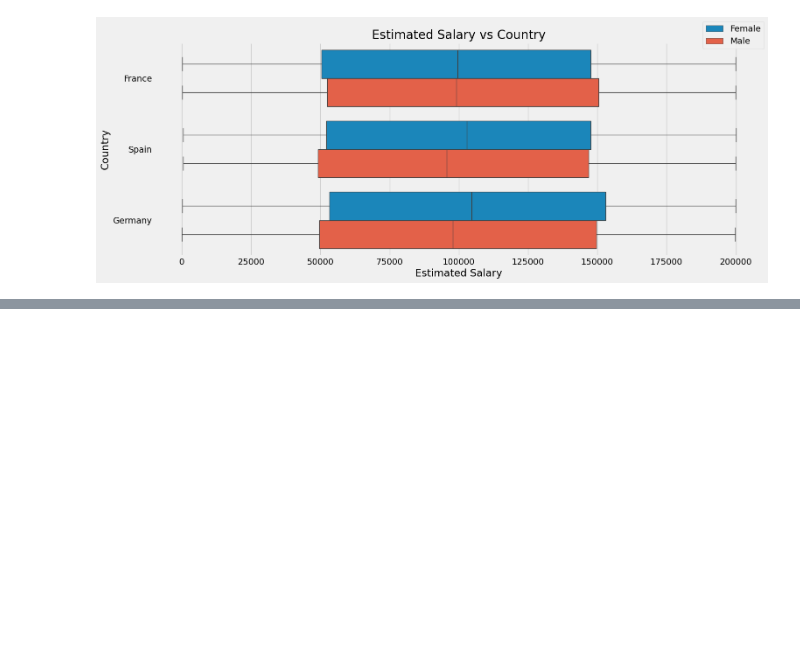
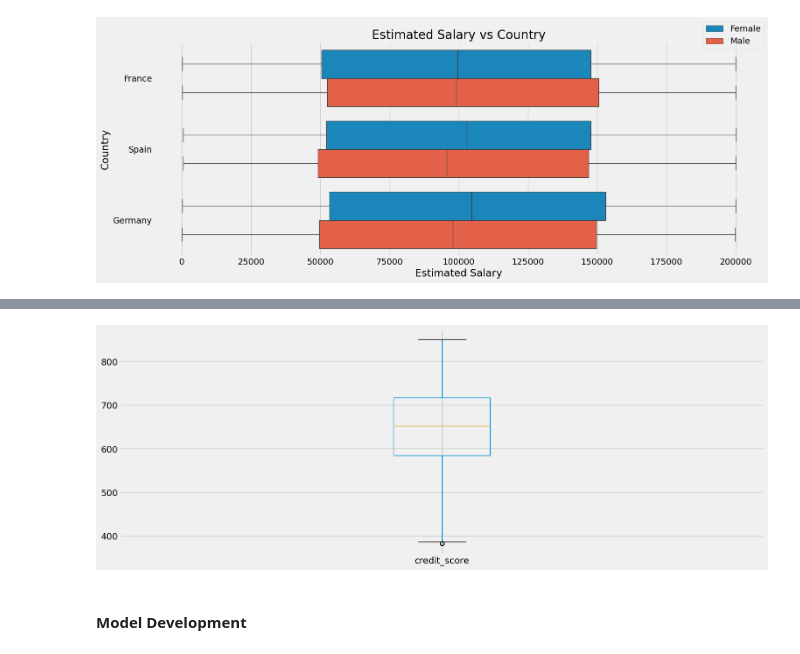
Before and after one commit to adrianjuliusaluoch/Bank_Customers_Churn_Classification, a Jupyter notebook: bank_customer_churn_prediction.ipynb, the cells around one changed output, grey strips where cells are left out. Cells and saved outputs as stored; diff of their text form; code cells hidden in the pictures; blank space fills up the shorter version.

```diff
--- a/bank_customer_churn_prediction.ipynb
+++ b/bank_customer_churn_prediction.ipynb
@@ -574,0 +600,3 @@ plt.show()
+# %%
+iqr1,iqr2=np.percentile(churn['credit_score'],[75,25])
+IQR=np.subtract(iqr1,iqr2)
@@ -574,0 +610,9 @@ plt.show()
+# %%
+churn=churn.loc[(churn['credit_score'] <= upper_limit) & (churn['credit_score'] >= lower_limit)]
+# %%
+churn.boxplot(column=['credit_score'],figsize=(16,6))
+plt.show()
+# %% [output]
+[figure, added]
+# %% [markdown]
+#### ****Model Development****
```
Also changed, not shown: parts of 11 cells of this notebook.
